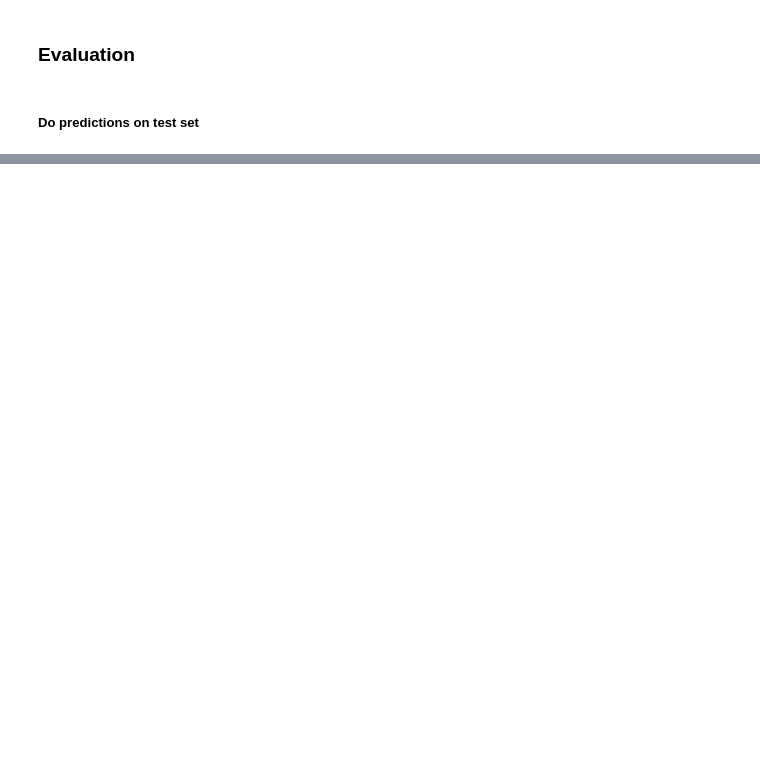
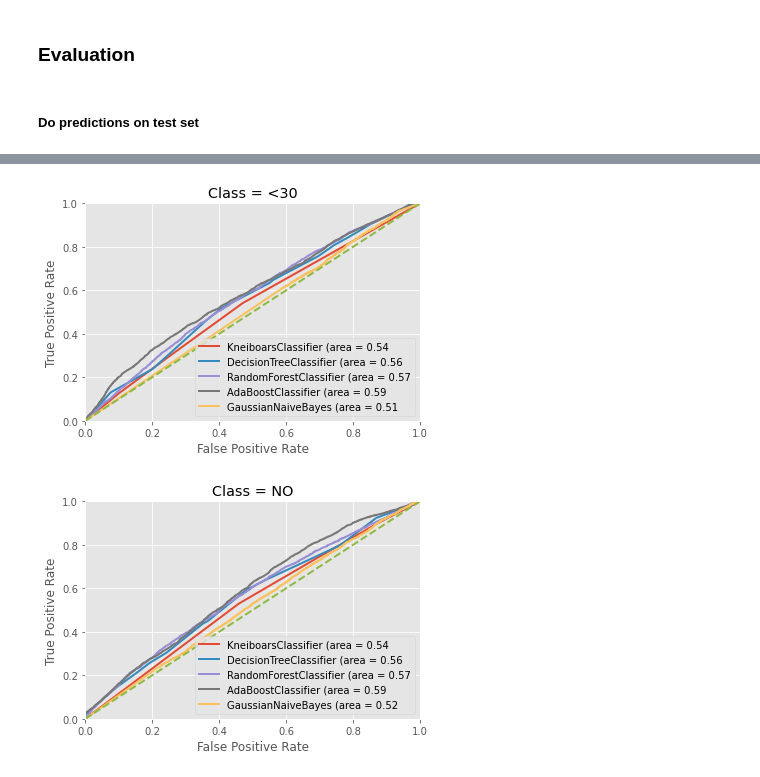
Before and after one commit to MattNot/Diabets_DM_Project, a Jupyter notebook: Diabetics.ipynb, the cells around one changed output, grey strips where cells are left out. Saved outputs shown, nothing was run; the diff lists cells and outputs as text; code cells hidden in the pictures; blank space fills up the shorter version.

Commit message:
Confusion matrix update + Roc Curve

```diff
--- a/Diabetics.ipynb
+++ b/Diabetics.ipynb
@@ -369,8 +371,8 @@ from sklearn.metrics import confusion_matrix
 from sklearn.metrics import accuracy_score
 # %%
 model =  AdaBoostClassifier()
-model.fit(x_train, y_train)
-predictions = pipeline.predict(x_test)
+model.fit(x_train_SMOTE, y_train_SMOTE)
+predictions = model.predict(x_test)
 # %%
 print(f'Accuracy: {accuracy_score(y_test, predictions):.2f}')
 # %% [output]
@@ -408,31 +420,34 @@ one_hot_encoding = np.array(pd.get_dummies(y_test, columns = ['readmitted']))
 
 probs = []
 
 for  _,model in models:
-    model.fit(x_train, y_train)
+    model.fit(x_train_SMOTE, y_train_SMOTE)
     probs.append(model.predict_proba(x_test))
 
 fpr = dict()
 tpr = dict()
 roc_auc = dict()
 
 for i in range(len(np.unique(y))):
     plt.figure()
     m = 0
 
     for name, _ in models:
         fpr[i], tpr[i], _ = roc_curve(one_hot_encoding[:, i], probs[m][:, i])
         roc_auc[i] = auc(fpr[i], tpr[i])
 
         plt.plot(fpr[i], tpr[i], lw=2, label=name + f' (area = {roc_auc[i]:.2f}')
         m += 1
 
     plt.plot([0, 1], [0, 1], lw=2, linestyle='--')
     plt.xlim([0.0, 1.0])
     plt.ylim([0.0, 1.0])
     plt.xlabel('False Positive Rate')
     plt.ylabel('True Positive Rate')
     plt.title('Class = ' + str(np.unique(y)[i]))
     plt.legend(loc='lower right')
 
     plt.show()
+# %% [output]
+[figure, added]
+[figure, added]
```
Also changed, not shown: parts of 4 cells of this notebook.
